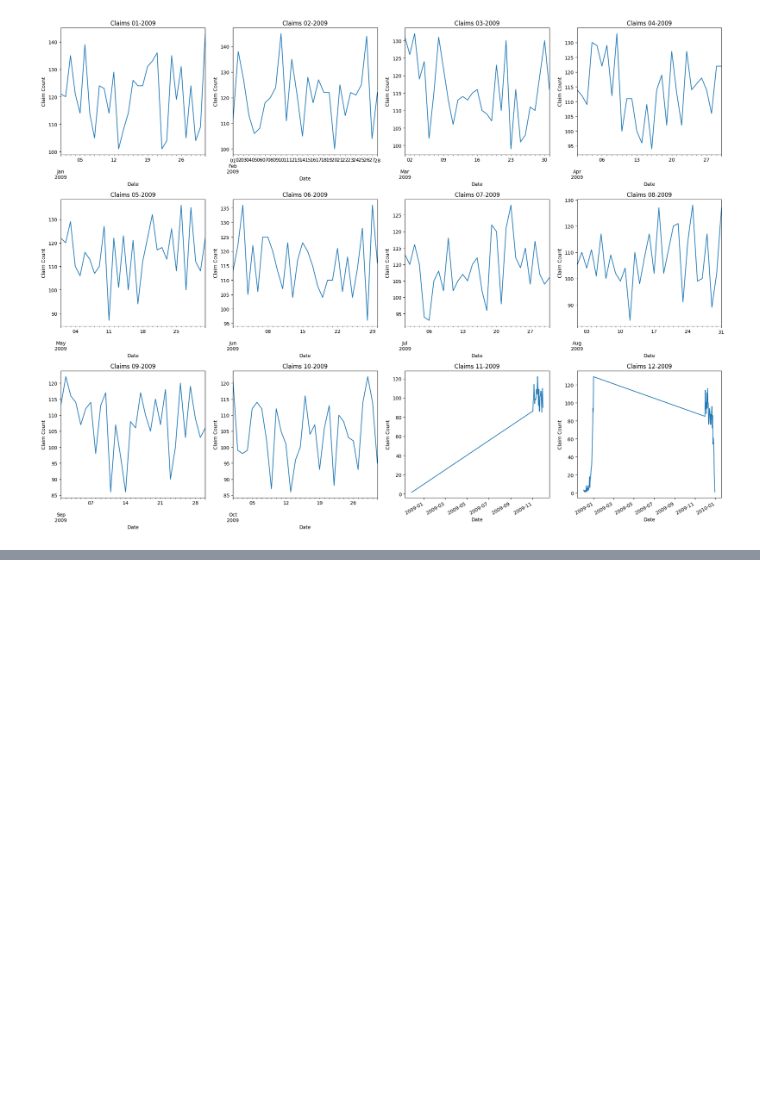
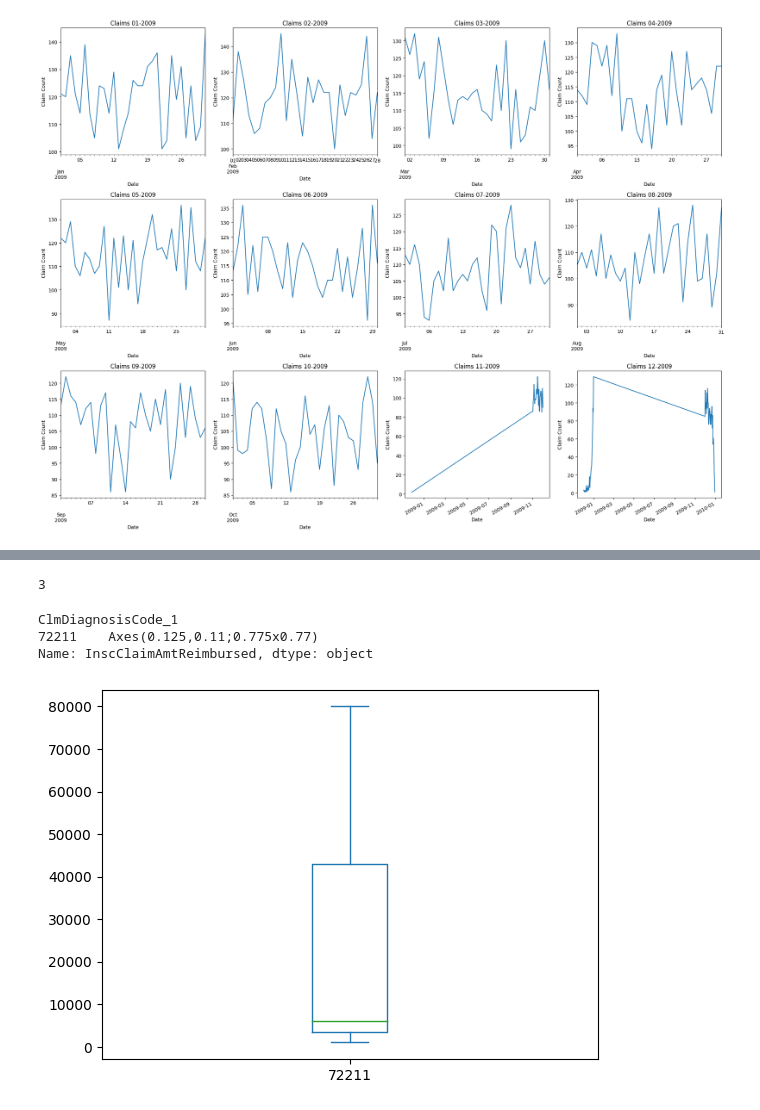
Before and after one commit to bkdevart/health_claims, a Jupyter notebook: health-claims.ipynb, the cells around one changed output, grey strips where cells are left out. Cells and saved outputs as stored; diff of their text form; code cells hidden in the pictures; blank space fills up the shorter version.

```diff
--- a/health-claims.ipynb
+++ b/health-claims.ipynb
@@ -357,0 +471,12 @@ plt.show()
+# %%
+df_single_claim_code = df_inpatient[df_inpatient['ClmDiagnosisCode_1'] == '72211']
+print(len(df_single_claim_code))
+df_single_claim_code\
+    .groupby('ClmDiagnosisCode_1')['InscClaimAmtReimbursed']\
+    .plot(kind='box')
+# %% [output]
+3
+ClmDiagnosisCode_1
+72211    Axes(0.125,0.11;0.775x0.77)
+Name: InscClaimAmtReimbursed, dtype: object
+[figure, added]
```
Also changed, not shown: parts of 12 cells of this notebook.
